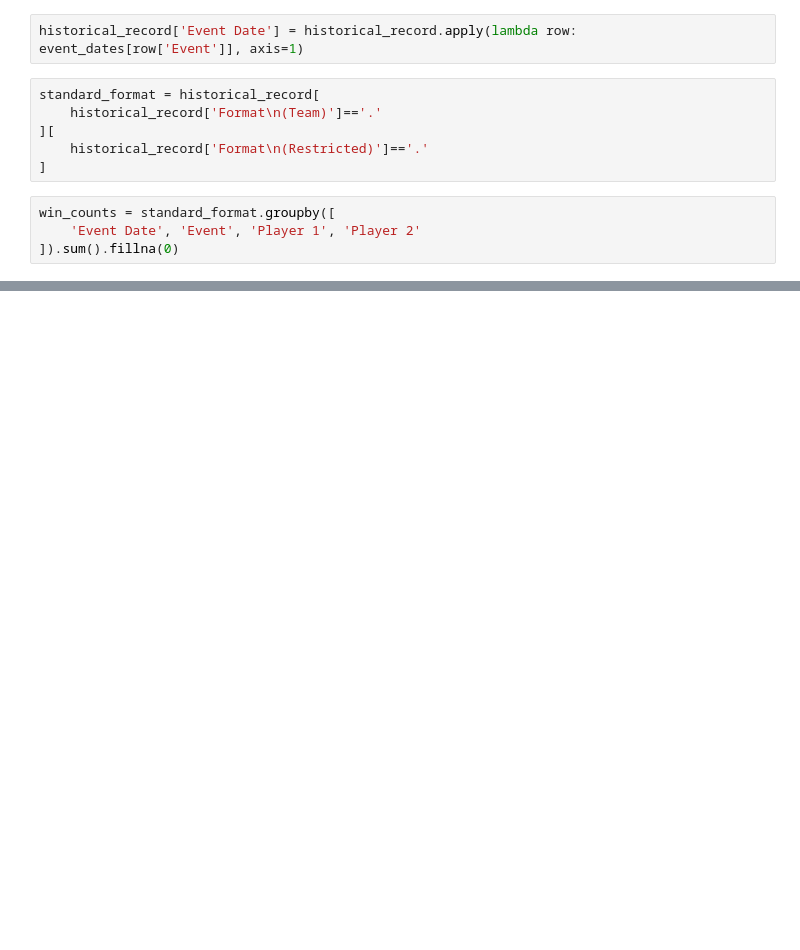
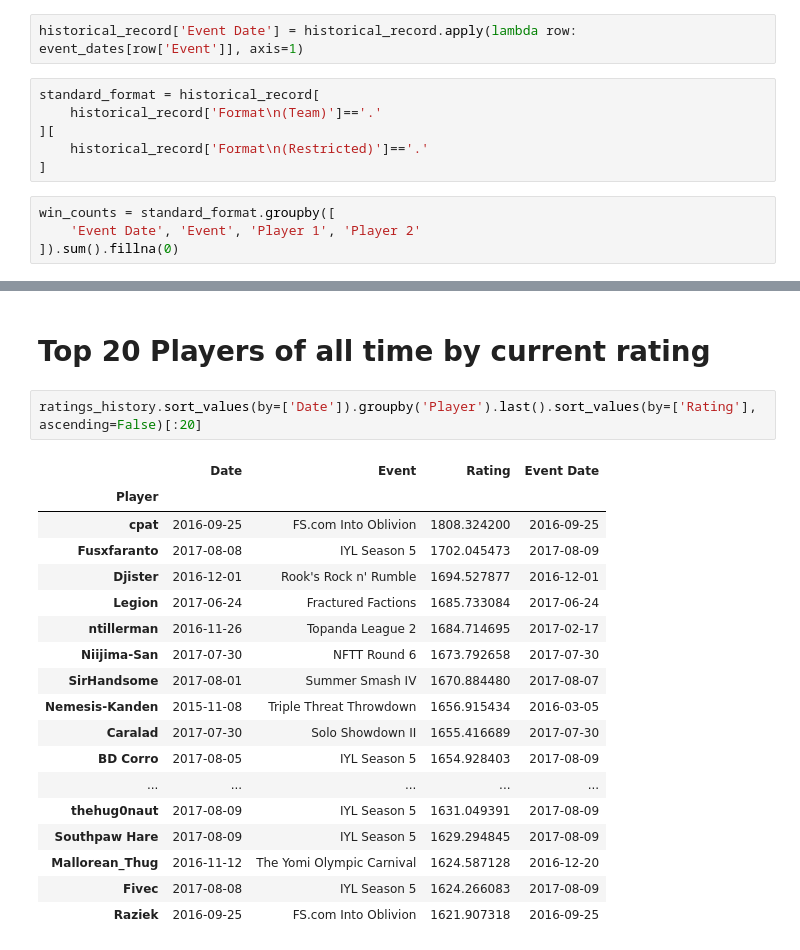
Before and after one commit to cpennington/yomi-skill, a Jupyter notebook: Skill Record.ipynb, the cells around one changed output, grey strips where cells are left out. Cells and saved outputs as stored; diff of their text form; blank space fills up the shorter version.

```diff
--- a/Skill Record.ipynb
+++ b/Skill Record.ipynb
@@ -109,0 +114,23 @@ ratings_history.groupby('Player').mean().sort_values(by=['Rating'], ascending=Fa
+# %% [markdown]
+# Top 20 Players of all time by current rating
+# %%
+ratings_history.sort_values(by=['Date']).groupby('Player').last().sort_values(by=['Rating'], ascending=False)[:20]
+# %% [output]
+|  | Date | Event | Rating | Event Date |
+| Player |  |  |  |  |
+| cpat | 2016-09-25 | FS.com Into Oblivion | 1808.324200 | 2016-09-25 |
+| Fusxfaranto | 2017-08-08 | IYL Season 5 | 1702.045473 | 2017-08-09 |
+| Djister | 2016-12-01 | Rook's Rock n' Rumble | 1694.527877 | 2016-12-01 |
+| Legion | 2017-06-24 | Fractured Factions | 1685.733084 | 2017-06-24 |
+| ntillerman | 2016-11-26 | Topanda League 2 | 1684.714695 | 2017-02-17 |
+| Niijima-San | 2017-07-30 | NFTT Round 6 | 1673.792658 | 2017-07-30 |
+| SirHandsome | 2017-08-01 | Summer Smash IV | 1670.884480 | 2017-08-07 |
+| Nemesis-Kanden | 2015-11-08 | Triple Threat Throwdown | 1656.915434 | 2016-03-05 |
+| Caralad | 2017-07-30 | Solo Showdown II | 1655.416689 | 2017-07-30 |
+| BD Corro | 2017-08-05 | IYL Season 5 | 1654.928403 | 2017-08-09 |
+| ... | ... | ... | ... | ... |
+| thehug0naut | 2017-08-09 | IYL Season 5 | 1631.049391 | 2017-08-09 |
+| Southpaw Hare | 2017-08-09 | IYL Season 5 | 1629.294845 | 2017-08-09 |
+| Mallorean_Thug | 2016-11-12 | The Yomi Olympic Carnival | 1624.587128 | 2016-12-20 |
+| Fivec | 2017-08-08 | IYL Season 5 | 1624.266083 | 2017-08-09 |
+| Raziek | 2016-09-25 | FS.com Into Oblivion | 1621.907318 | 2016-09-25 |
```
Also changed, not shown: parts of 9 cells of this notebook.
